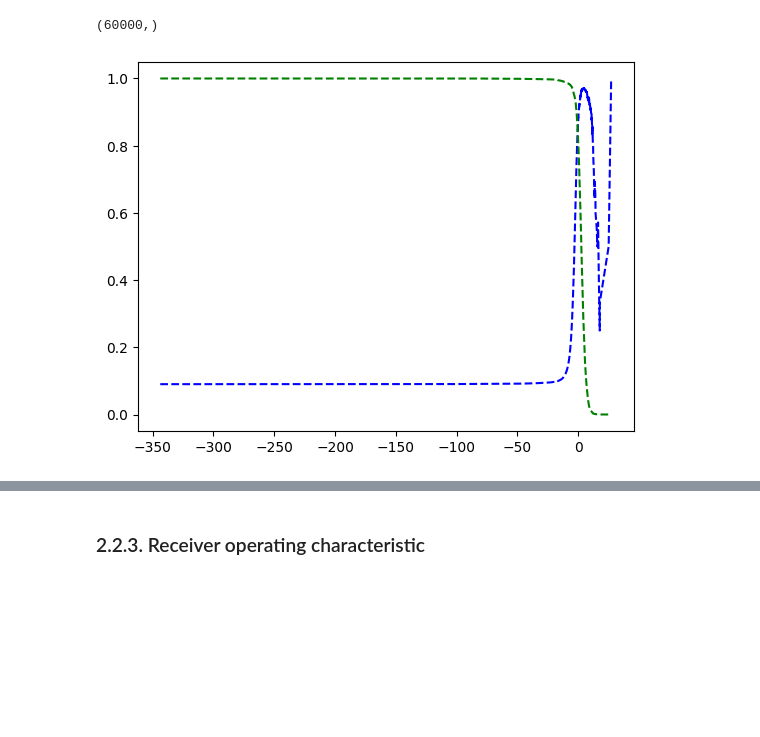
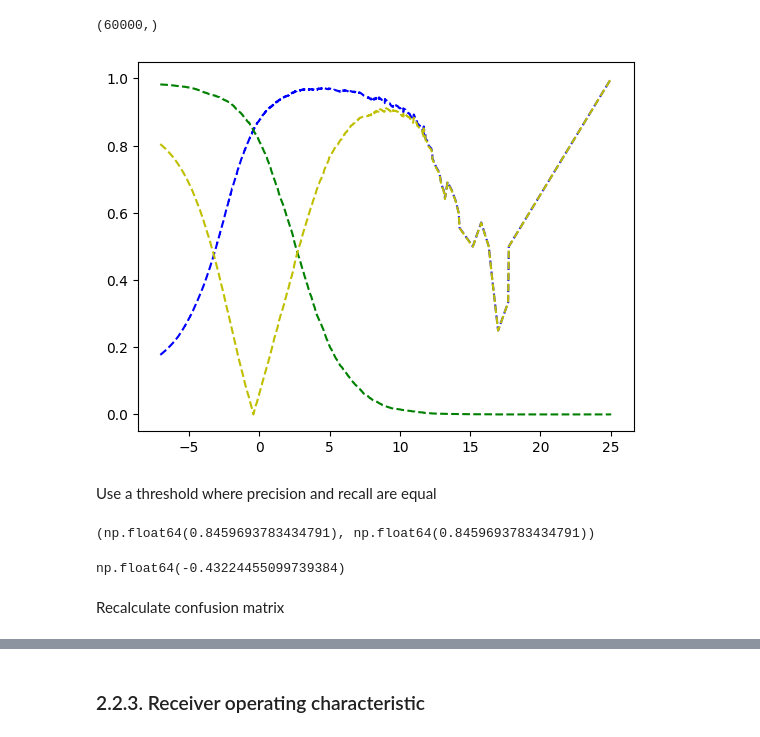
Before and after one commit to andre-marcos-perez/ml-playground, a Jupyter notebook: src/supervised/mnist-logistic-regression.ipynb, the cells around one changed output, grey strips where cells are left out. Drawn from its saved outputs; the diff is of its cells as text; code cells hidden in the pictures; blank space fills up the shorter version.

```diff
--- a/src/supervised/mnist-logistic-regression.ipynb
+++ b/src/supervised/mnist-logistic-regression.ipynb
@@ -187,9 +187,13 @@ preds.shape
 from sklearn.metrics import precision_recall_curve
 # %%
 pre, rec, thr = precision_recall_curve(y_train_5, preds)
+dif = abs(pre-rec)
 # %%
-plt.plot(thr, pre[:-1], "b--", label="Precision")
-plt.plot(thr, rec[:-1], "g--", label="Recall")
+plt.plot(thr[-30000:-1], pre[-30000:-1], "b--", label="Precision")
+plt.plot(thr[-30000:-1], rec[-30000:-1], "g--", label="Recall")
+plt.plot(thr[-30000:-1], dif[-30000:-1], "y--", label="Diff")
 plt.show()
 # %% [output]
-[figure, old version]
+[figure, new version]
+# %% [markdown]
+Use a threshold where precision and recall are equal
@@ -195,0 +202,11 @@ plt.show()
+# %%
+pre[eq_thr_idx], rec[eq_thr_idx]
+# %% [output]
+(np.float64(0.8459693783434791), np.float64(0.8459693783434791))
+# %%
+eq_thr = thr[eq_thr_idx]
+eq_thr
+# %% [output]
+np.float64(-0.43224455099739384)
+# %% [markdown]
+Recalculate confusion matrix
```
Also changed, not shown: parts of 16 cells of this notebook.
